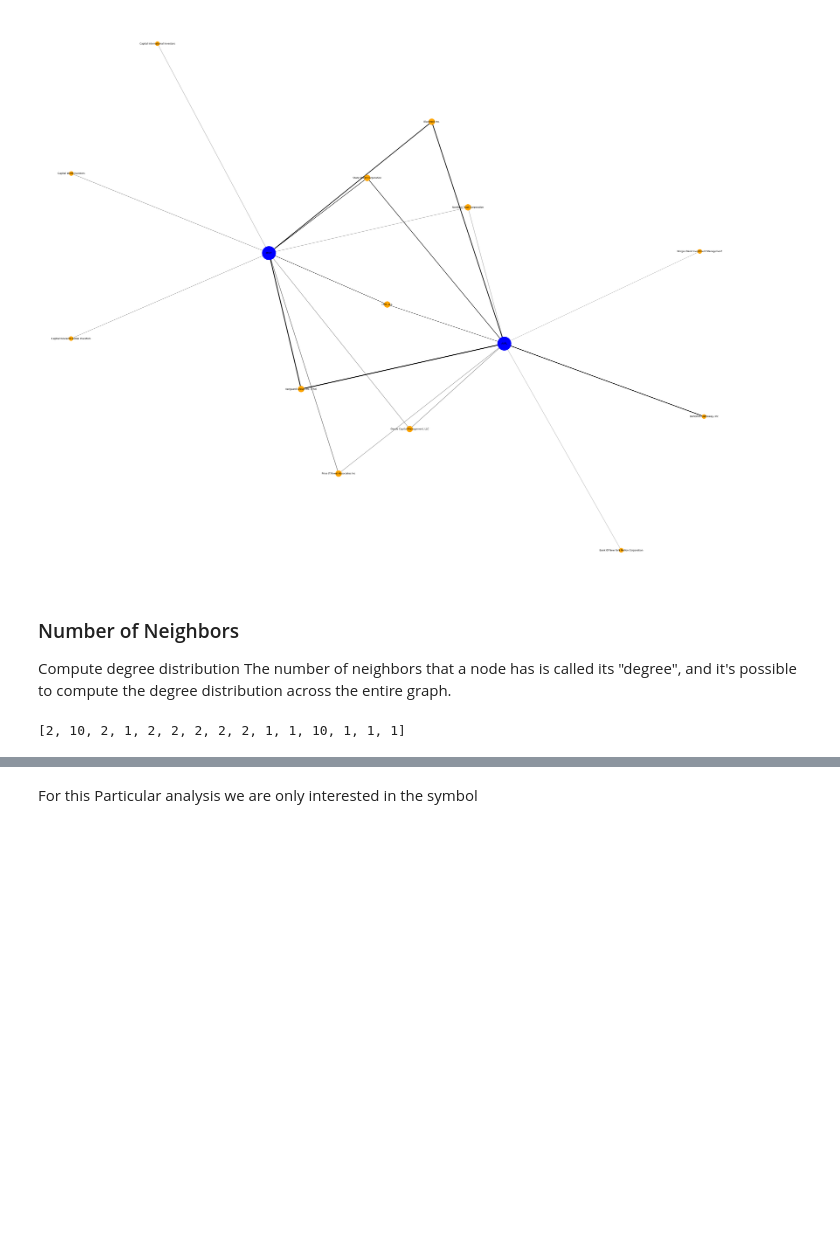
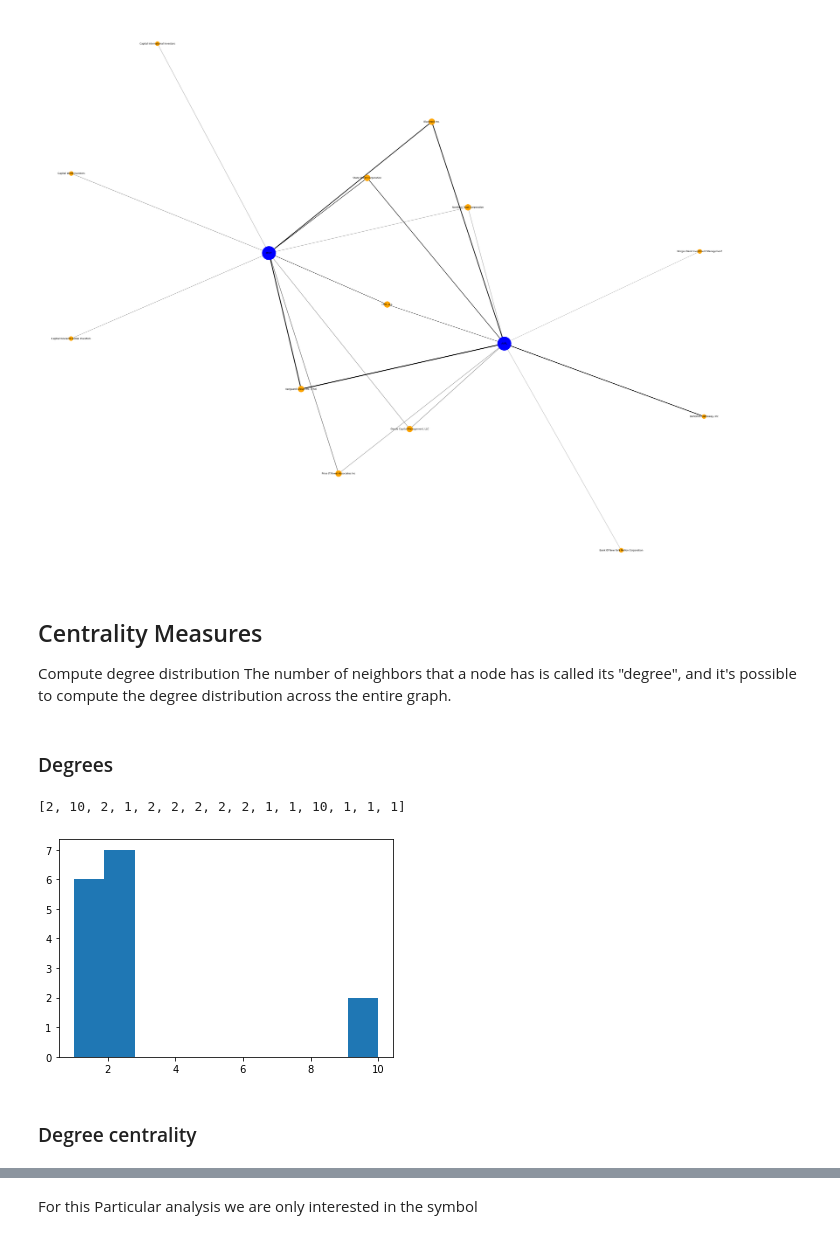
Before and after one commit to mgino11/Web_Analytics, a Jupyter notebook: Centrality_Measures.ipynb, the cells around one changed output, grey strips where cells are left out. Cells and saved outputs as stored; diff of their text form; code cells hidden in the pictures; blank space fills up the shorter version.

Commit message:
Degree + Degree Centrality

```diff
--- a/Centrality_Measures.ipynb
+++ b/Centrality_Measures.ipynb
@@ -168,11 +203,21 @@ nx.draw(G2, with_labels=True,
 # %% [output]
 [figure]
 # %% [markdown]
-### Number of Neighbors
+## Centrality Measures
 Compute degree distribution
 The number of neighbors that a node has is called its "degree", and it's possible to compute the degree distribution across the entire graph.
+# %% [markdown]
+### Degrees
 # %%
 degrees = [len(list(G2.neighbors(n))) for n in G2.nodes]
 degrees
 # %% [output]
 [2, 10, 2, 1, 2, 2, 2, 2, 2, 1, 1, 10, 1, 1, 1]
+# %%
+plt.figure()
+plt.hist(degrees)
+plt.show()
+# %% [output]
+[figure, added]
+# %% [markdown]
+### Degree centrality
```
Also changed, not shown: parts of 21 cells of this notebook.
